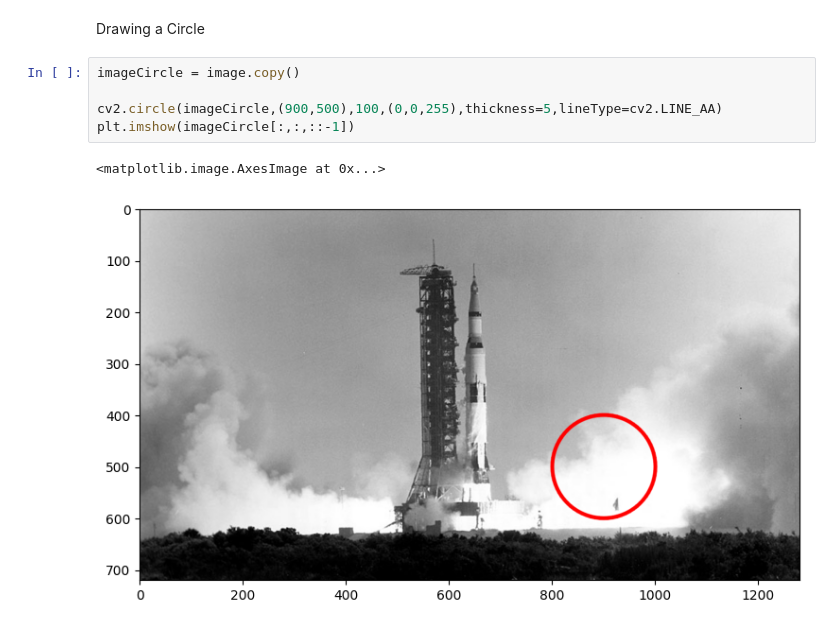
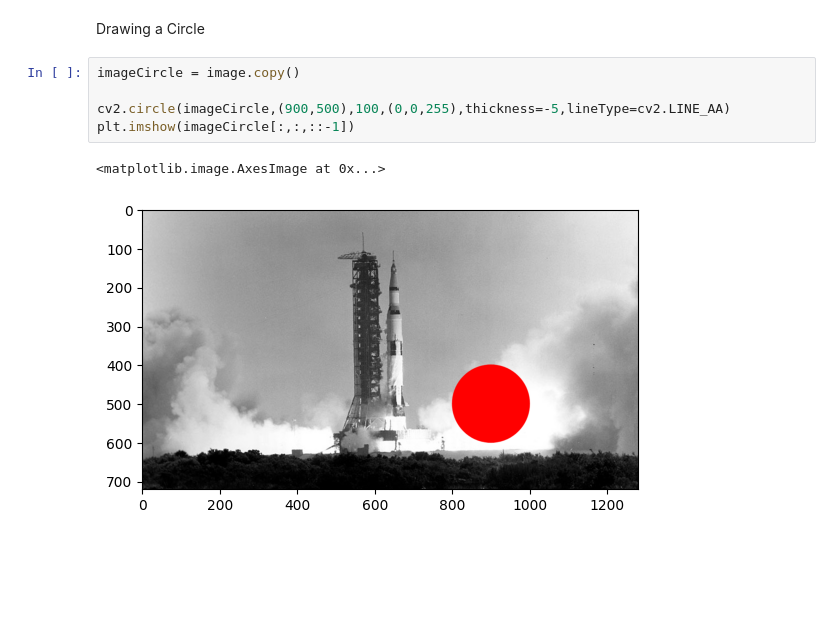
Before and after one commit to niikun/learning_opencv, a Jupyter notebook: ss02/annotation.ipynb, the cells around one changed output. Cells and saved outputs as stored; diff of their text form; blank space fills up the shorter version.

```diff
--- a/ss02/annotation.ipynb
+++ b/ss02/annotation.ipynb
@@ -51,8 +51,8 @@ Drawing a Circle
 # %%
 imageCircle = image.copy()
 
-cv2.circle(imageCircle,(900,500),100,(0,0,255),thickness=5,lineType=cv2.LINE_AA)
+cv2.circle(imageCircle,(900,500),100,(0,0,255),thickness=-5,lineType=cv2.LINE_AA)
 plt.imshow(imageCircle[:,:,::-1])
 # %% [output]
 <matplotlib.image.AxesImage at 0x...>
-[figure, old version]
+[figure, new version]
```
Also changed, not shown: parts of 5 cells of this notebook.
